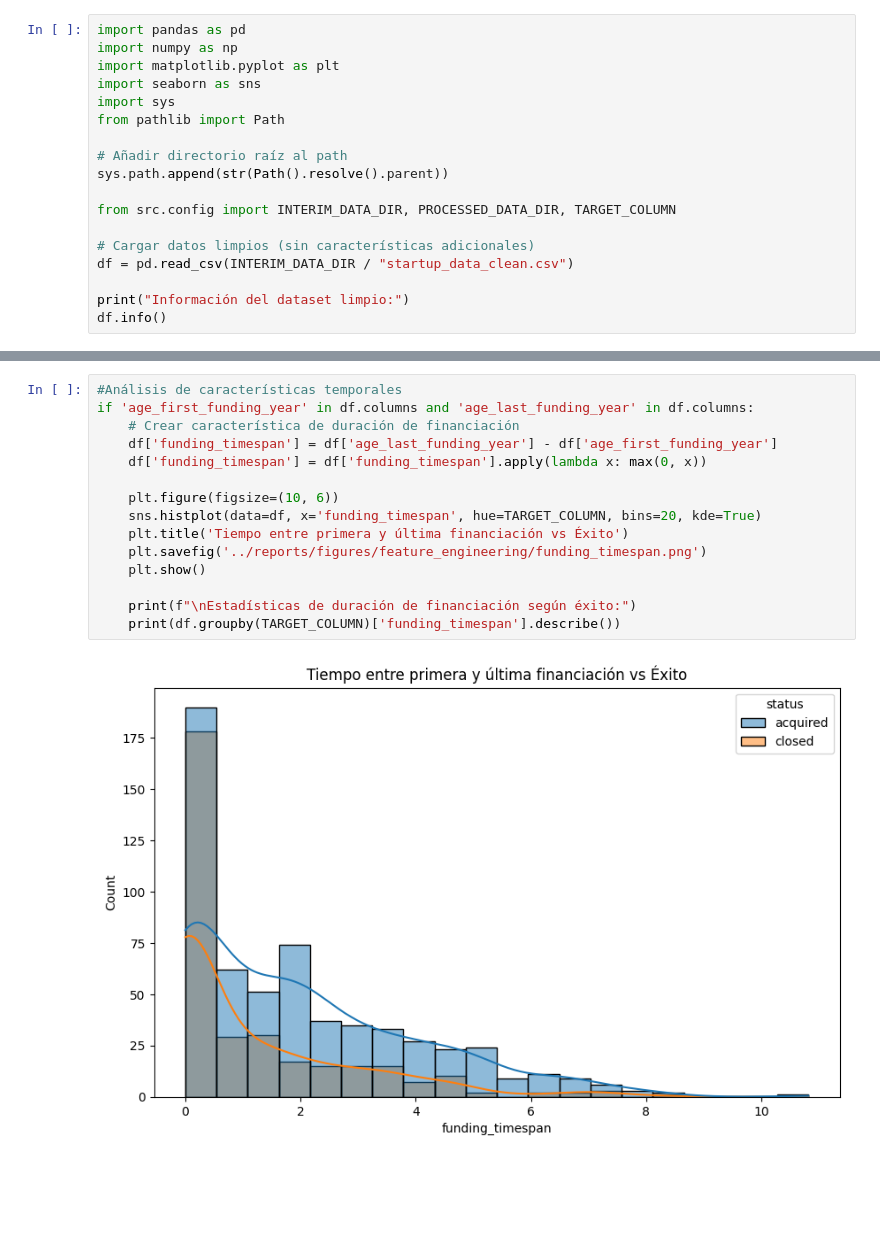
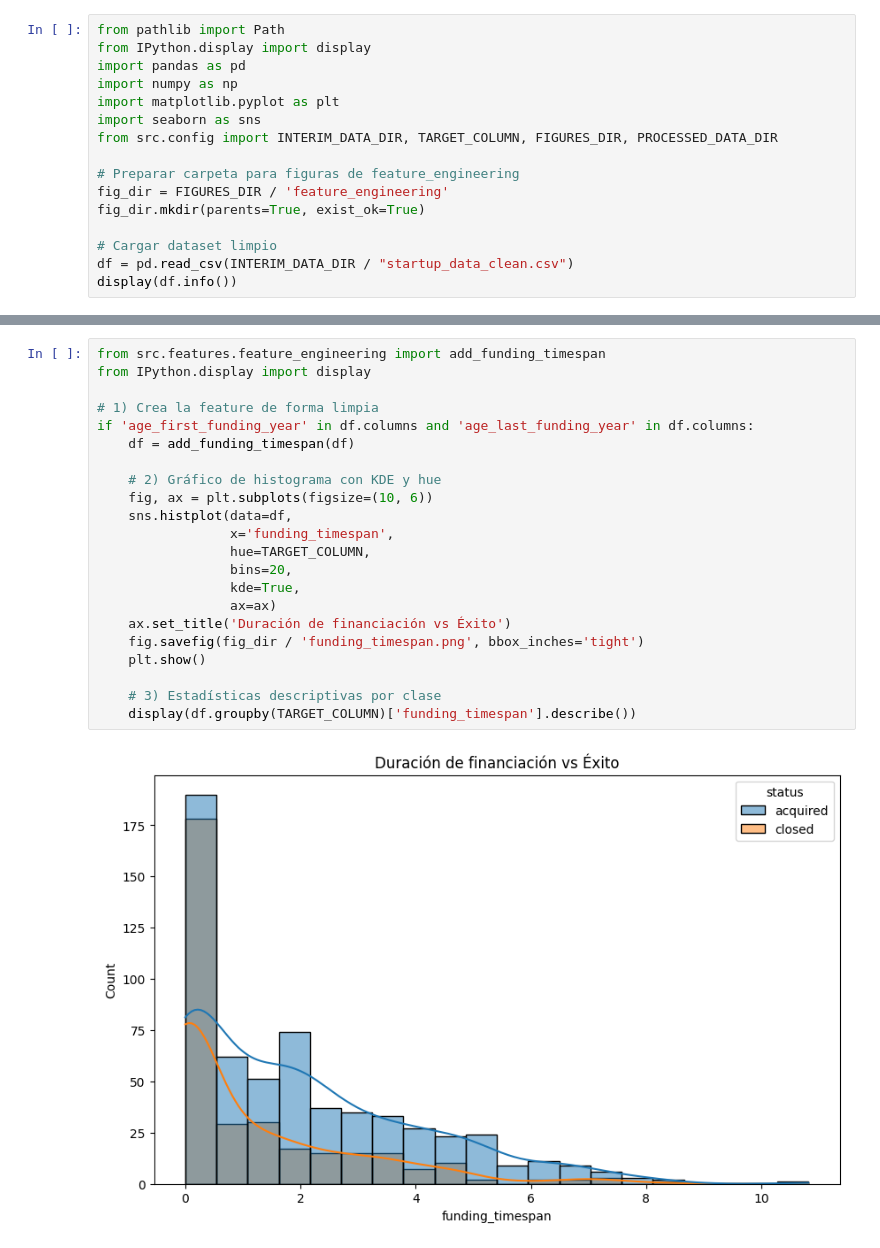
Before and after one commit to AlexLopez-ia/startups-ml, a Jupyter notebook: notebooks/02_feature_engineering.ipynb, the cells around one changed output, grey strips where cells are left out. Saved outputs shown, nothing was run; the diff lists cells and outputs as text; blank space fills up the shorter version.

```diff
--- a/notebooks/02_feature_engineering.ipynb
+++ b/notebooks/02_feature_engineering.ipynb
@@ -1,19 +4,17 @@
 # %%
+from pathlib import Path
+from IPython.display import display
 import pandas as pd
 import numpy as np
 import matplotlib.pyplot as plt
 import seaborn as sns
-import sys
-from pathlib import Path
+from src.config import INTERIM_DATA_DIR, TARGET_COLUMN, FIGURES_DIR, PROCESSED_DATA_DIR
 
-# Añadir directorio raíz al path
-sys.path.append(str(Path().resolve().parent))
+# Preparar carpeta para figuras de feature_engineering
+fig_dir = FIGURES_DIR / 'feature_engineering'
+fig_dir.mkdir(parents=True, exist_ok=True)
 
-from src.config import INTERIM_DATA_DIR, PROCESSED_DATA_DIR, TARGET_COLUMN
-
-# Cargar datos limpios (sin características adicionales)
+# Cargar dataset limpio
 df = pd.read_csv(INTERIM_DATA_DIR / "startup_data_clean.csv")
-
-print("Información del dataset limpio:")
-df.info()
+display(df.info())
 # %% [output]
@@ -90,17 +93,24 @@ closed    3.425714e+06  8.650008e+06  2.550000e+08
 # %%
-#Análisis de características temporales
+from src.features.feature_engineering import add_funding_timespan
+from IPython.display import display
+
+# 1) Crea la feature de forma limpia
 if 'age_first_funding_year' in df.columns and 'age_last_funding_year' in df.columns:
-    # Crear característica de duración de financiación
-    df['funding_timespan'] = df['age_last_funding_year'] - df['age_first_funding_year']
-    df['funding_timespan'] = df['funding_timespan'].apply(lambda x: max(0, x))
+    df = add_funding_timespan(df)
 
-    plt.figure(figsize=(10, 6))
-    sns.histplot(data=df, x='funding_timespan', hue=TARGET_COLUMN, bins=20, kde=True)
-    plt.title('Tiempo entre primera y última financiación vs Éxito')
-    plt.savefig('../reports/figures/feature_engineering/funding_timespan.png')
+    # 2) Gráfico de histograma con KDE y hue
+    fig, ax = plt.subplots(figsize=(10, 6))
+    sns.histplot(data=df,
+                 x='funding_timespan',
+                 hue=TARGET_COLUMN,
+                 bins=20,
+                 kde=True,
+                 ax=ax)
+    ax.set_title('Duración de financiación vs Éxito')
+    fig.savefig(fig_dir / 'funding_timespan.png', bbox_inches='tight')
     plt.show()
 
-    print(f"\nEstadísticas de duración de financiación según éxito:")
-    print(df.groupby(TARGET_COLUMN)['funding_timespan'].describe())
+    # 3) Estadísticas descriptivas por clase
+    display(df.groupby(TARGET_COLUMN)['funding_timespan'].describe())
 # %% [output]
-[figure, old version]
+[figure, new version]
```
Also changed, not shown: parts of 11 cells of this notebook, 6 other files.
